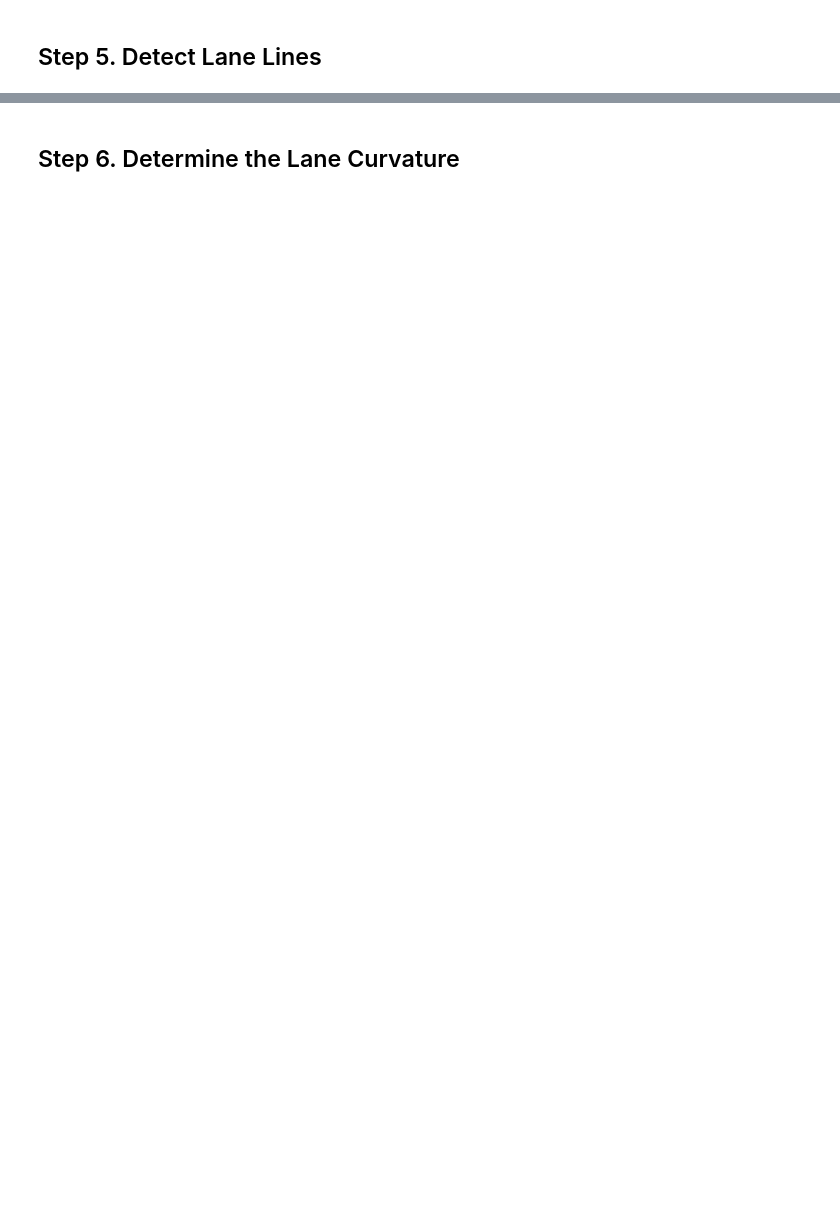
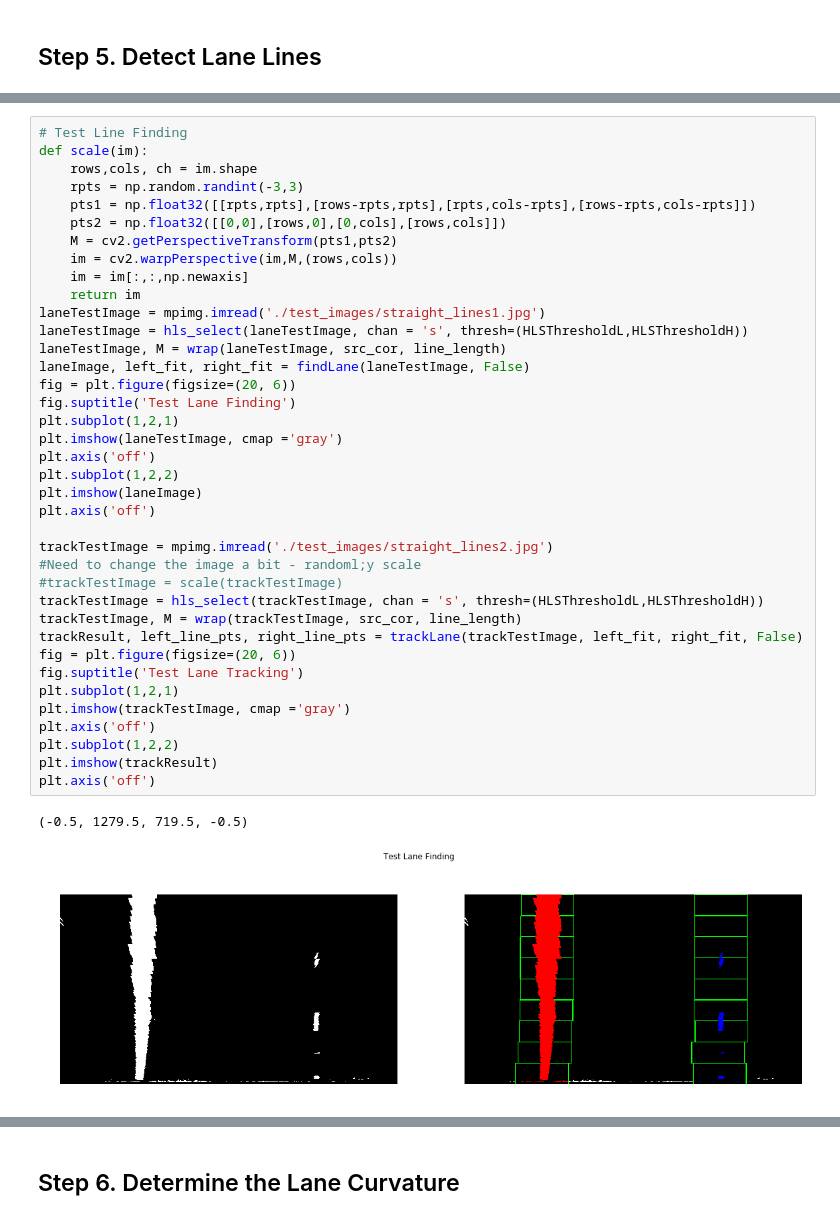
Before and after one commit to alsaibie/UdacityCarND-AdvancedLaneFinding-P4, a Jupyter notebook: Advanced_Lane_Finding.ipynb, the cells around one changed output, grey strips where cells are left out. Saved outputs shown, nothing was run; the diff lists cells and outputs as text; blank space fills up the shorter version.

```diff
--- a/Advanced_Lane_Finding.ipynb
+++ b/Advanced_Lane_Finding.ipynb
@@ -347,0 +422,41 @@ def findLanes(warpedImg):
+# %%
+# Test Line Finding
+def scale(im):
+    rows,cols, ch = im.shape
+    rpts = np.random.randint(-3,3)
+    pts1 = np.float32([[rpts,rpts],[rows-rpts,rpts],[rpts,cols-rpts],[rows-rpts,cols-rpts]])
+    pts2 = np.float32([[0,0],[rows,0],[0,cols],[rows,cols]])
+    M = cv2.getPerspectiveTransform(pts1,pts2)
+    im = cv2.warpPerspective(im,M,(rows,cols))
+    im = im[:,:,np.newaxis]
+    return im
+laneTestImage = mpimg.imread('./test_images/straight_lines1.jpg')
+laneTestImage = hls_select(laneTestImage, chan = 's', thresh=(HLSThresholdL,HLSThresholdH))
+laneTestImage, M = wrap(laneTestImage, src_cor, line_length)
+laneImage, left_fit, right_fit = findLane(laneTestImage, False)
+fig = plt.figure(figsize=(20, 6))
+fig.suptitle('Test Lane Finding')
+plt.subplot(1,2,1)
+plt.imshow(laneTestImage, cmap ='gray')
+plt.axis('off')
+plt.subplot(1,2,2)
+plt.imshow(laneImage)
+plt.axis('off')
+
+trackTestImage = mpimg.imread('./test_images/straight_lines2.jpg')
+#Need to change the image a bit - randoml;y scale
+#trackTestImage = scale(trackTestImage)
+trackTestImage = hls_select(trackTestImage, chan = 's', thresh=(HLSThresholdL,HLSThresholdH))
+trackTestImage, M = wrap(trackTestImage, src_cor, line_length)
+trackResult, left_line_pts, right_line_pts = trackLane(trackTestImage, left_fit, right_fit, False)
+fig = plt.figure(figsize=(20, 6))
+fig.suptitle('Test Lane Tracking')
+plt.subplot(1,2,1)
+plt.imshow(trackTestImage, cmap ='gray')
+plt.axis('off')
+plt.subplot(1,2,2)
+plt.imshow(trackResult)
+plt.axis('off')
+# %% [output]
+(-0.5, 1279.5, 719.5, -0.5)
+[figure, added]
```
Also changed, not shown: parts of 6 cells of this notebook.
